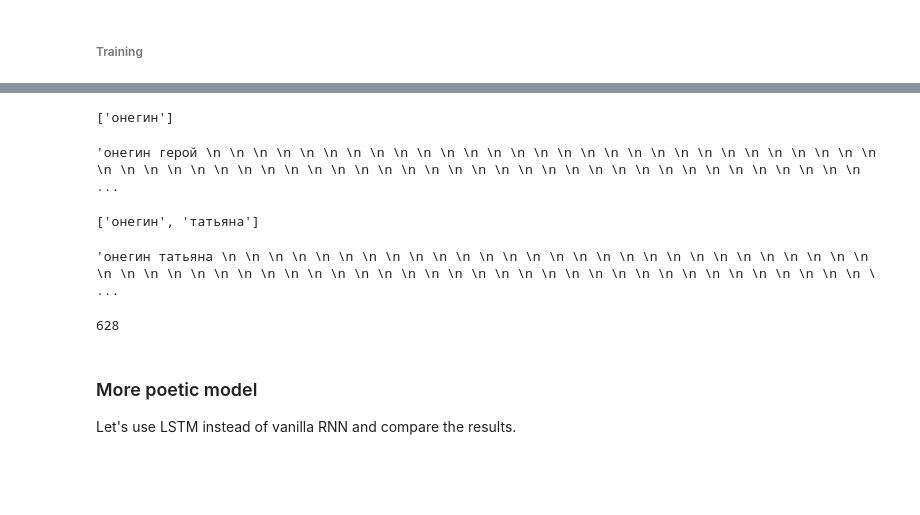
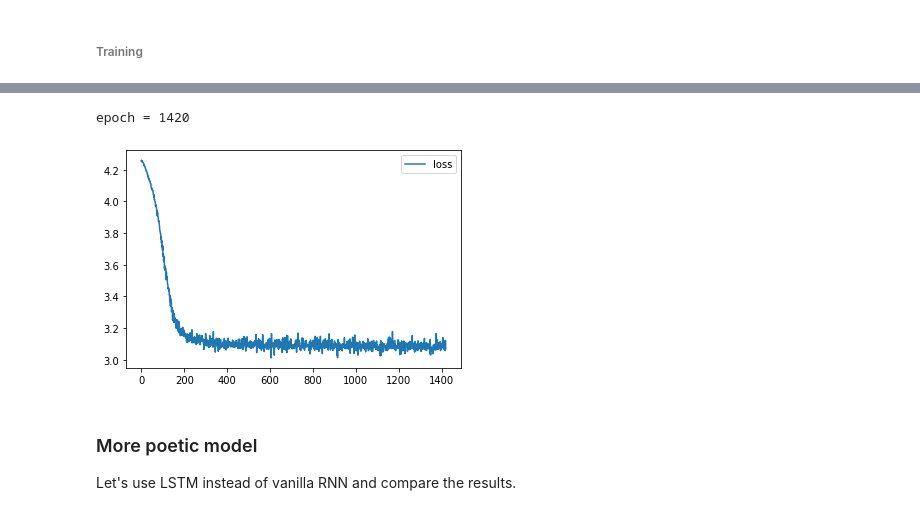
Before and after one commit to root-epifit/madmo-adv, a Jupyter notebook: Копия_блокнота_"hw2_poetry_generation_my_solutiuon_char_based_ipynb".ipynb, the cells around one changed output, grey strips where cells are left out. Cells and saved outputs as stored; diff of their text form; code cells hidden in the pictures; blank space fills up the shorter version.

```diff
--- a/Копия_блокнота_"hw2_poetry_generation_my_solutiuon_char_based_ipynb".ipynb
+++ b/Копия_блокнота_"hw2_poetry_generation_my_solutiuon_char_based_ipynb".ipynb
@@ -631,14 +575,0 @@ tensor([[[ 745],
-# %%
-generate_text(words = "онегин", length=256, temperature=0.5)
-# %% [output]
-['онегин']
-'онегин герой \n \n \n \n \n \n \n \n \n \n \n \n \n \n \n \n \n \n \n \n \n \n \n \n \n \n \n \n \n \n \n \n \n \n \n \n \n \n \n \n \n \n \n \n \n \n \n \n \n \n \n \n \n \n \n \n \n \n \n \n \n \n  ...
-# %%
-generate_text(word_rnn, words="Онегин татьяна", length=100)
-# %% [output]
-['онегин', 'татьяна']
-'онегин татьяна \n \n \n \n \n \n \n \n \n \n \n \n \n \n \n \n \n \n \n \n \n \n \n \n \n \n \n \n \n \n \n \n \n \n \n \n \n \n \n \n \n \n \n \n \n \n \n \n \n \n \n \n \n \n \n \n \n \n \n \n \n \ ...
-# %%
-len(text_as_seq_of_idx[np.where(text_as_seq_of_idx == token_to_idx['в'])])
-# %% [output]
-628
@@ -647,3 +576,18 @@ len(text_as_seq_of_idx[np.where(text_as_seq_of_idx == token_to_idx['в'])])
+# %%
+# Your plot code here
+clear_output(True)
+print(f'epoch = {epoch}')
+        #print(generate_text(model = word_rnn,
+        #          words="Онегин",
+        #          length=100,
+        #          temperature=0.3))
+
+plt.plot(history, label="loss")
+plt.legend()
+plt.show()
+# %% [output]
+epoch = 1420
+[figure, added]
 # %% [markdown]
 ### More poetic model
 
```
Also changed, not shown: parts of 15 cells of this notebook.
